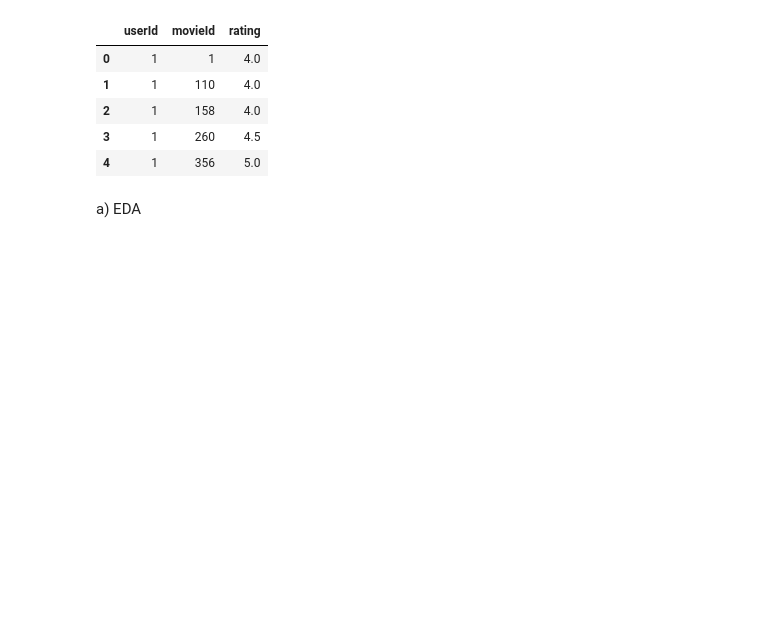
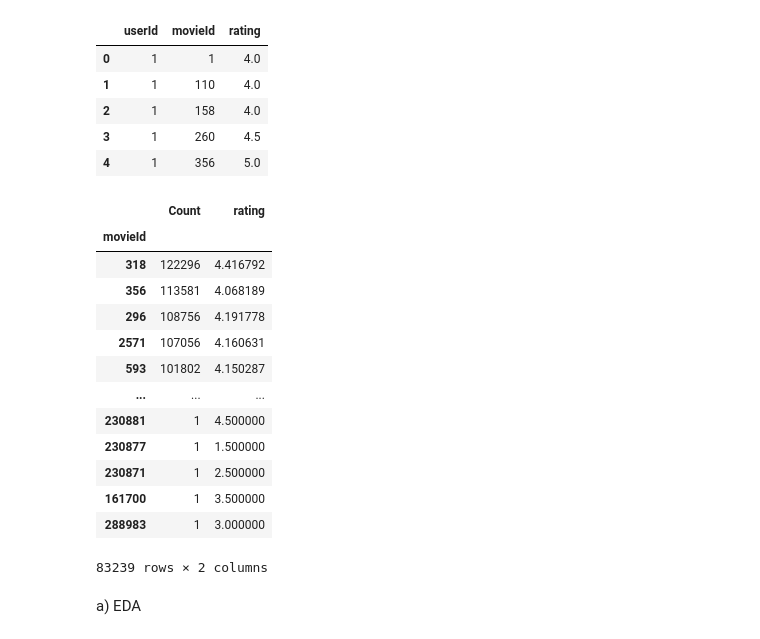
Before and after one commit to danlundh67/AI-recomend_predict, a Jupyter notebook: recommend.ipynb, the cells around one changed output. Saved outputs shown, nothing was run; the diff lists cells and outputs as text; code cells hidden in the pictures; blank space fills up the shorter version.

```diff
--- a/recommend.ipynb
+++ b/recommend.ipynb
@@ -124,3 +140,20 @@ df_test2=df_test[df_test.index>1000]
+# %%
+df2.sort_values(by='Count', ascending=False)
+# %% [output]
+|  | Count | rating |
+| movieId |  |  |
+| 318 | 122296 | 4.416792 |
+| 356 | 113581 | 4.068189 |
+| 296 | 108756 | 4.191778 |
+| 2571 | 107056 | 4.160631 |
+| 593 | 101802 | 4.150287 |
+| ... | ... | ... |
+| 230881 | 1 | 4.500000 |
+| 230877 | 1 | 1.500000 |
+| 230871 | 1 | 2.500000 |
+| 161700 | 1 | 3.500000 |
+| 288983 | 1 | 3.000000 |
+83239 rows × 2 columns
 # %% [markdown]
 a)  EDA
 # %%
```
Also changed, not shown: parts of 19 cells of this notebook.
